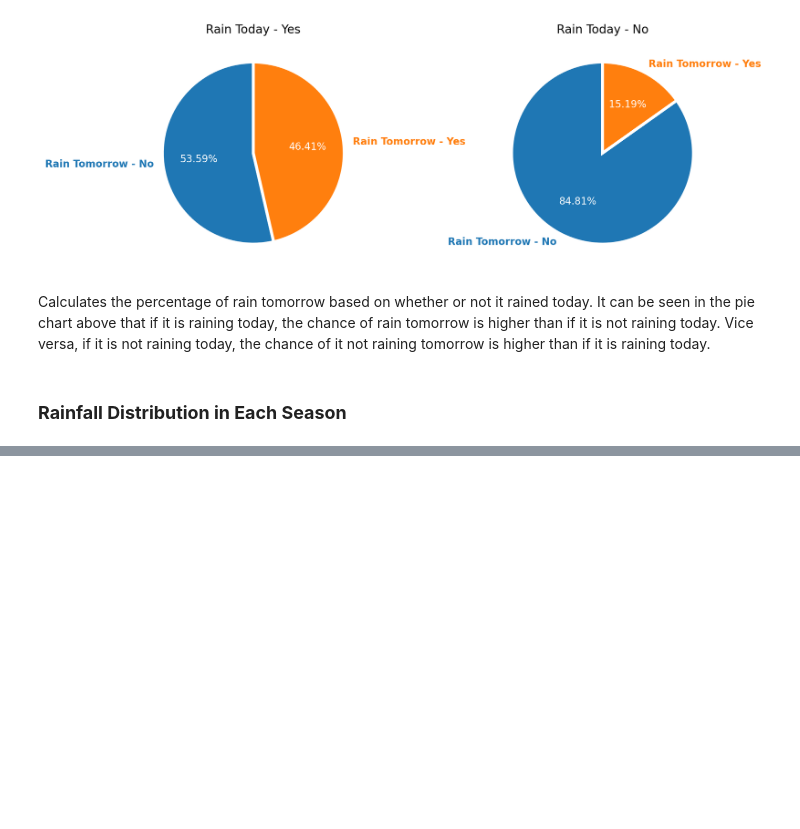
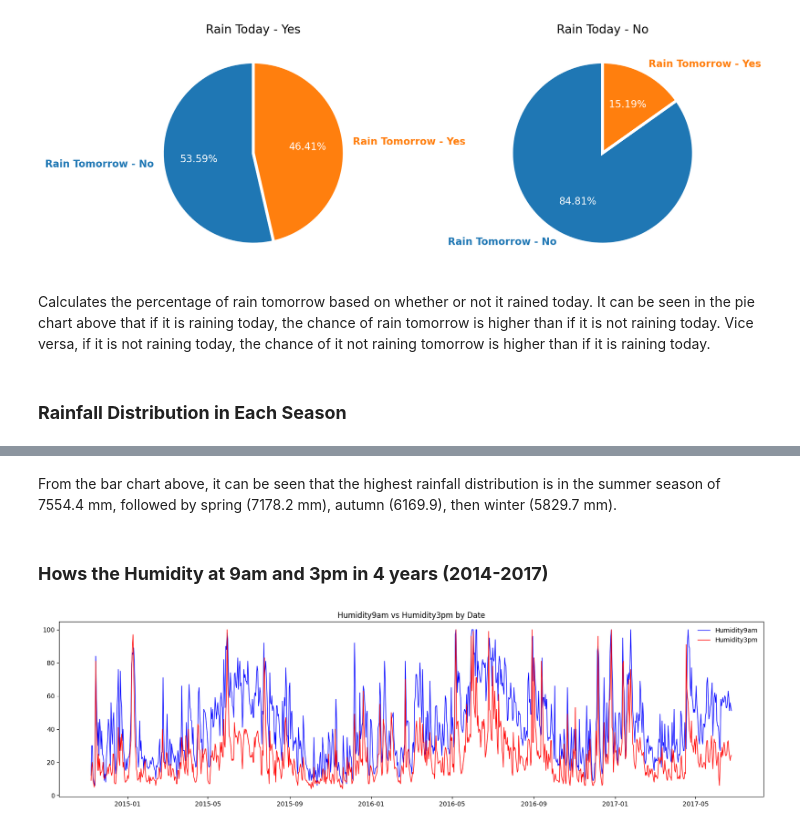
Before and after one commit to caesariansyahdwifadhilah/H8_PYTN-KS20-04_5_NEW, a Jupyter notebook: Final Project/FP2_Caesariansyah Dwi Fadhilah/PYTN_Kampus Merdeka_FP2_Caesariansyah Dwi Fadhilah.ipynb, the cells around one changed output, grey strips where cells are left out. Cells and saved outputs as stored; diff of their text form; code cells hidden in the pictures; blank space fills up the shorter version.

```diff
--- a/Final Project/FP2_Caesariansyah Dwi Fadhilah/PYTN_Kampus Merdeka_FP2_Caesariansyah Dwi Fadhilah.ipynb
+++ b/Final Project/FP2_Caesariansyah Dwi Fadhilah/PYTN_Kampus Merdeka_FP2_Caesariansyah Dwi Fadhilah.ipynb
@@ -220,0 +227,16 @@ df_tmp['Season'] = df_tmp['Date'].dt.month.apply(get_season)
+# %% [markdown]
+From the bar chart above, it can be seen that the highest rainfall distribution is in the summer season of 7554.4 mm, followed by spring (7178.2 mm), autumn (6169.9), then winter (5829.7 mm).
+# %% [markdown]
+### **Hows the Humidity at 9am and 3pm in 4 years (2014-2017)**
+# %%
+# Humadity visualization based on date
+df_dateplot = df.iloc[-950:,:]
+plt.figure(figsize=[20,5])
+plt.plot(df_dateplot['Date'],df_dateplot['Humidity9am'],color='blue',linewidth=1, label= 'Humidity9am')
+plt.plot(df_dateplot['Date'],df_dateplot['Humidity3pm'],color='red',linewidth=1, label= 'Humidity3pm')
+# plt.fill_between(df_dateplot['Date'],df_dateplot['Humidity9am'],df_dateplot['Humidity3pm'], facecolor = '#EBF78F')
+plt.title('Humidity9am vs Humidity3pm by Date')
+plt.legend(loc='upper right', frameon=False)
+plt.show()
+# %% [output]
+[figure, added]
```
Also changed, not shown: parts of 51 cells of this notebook.
